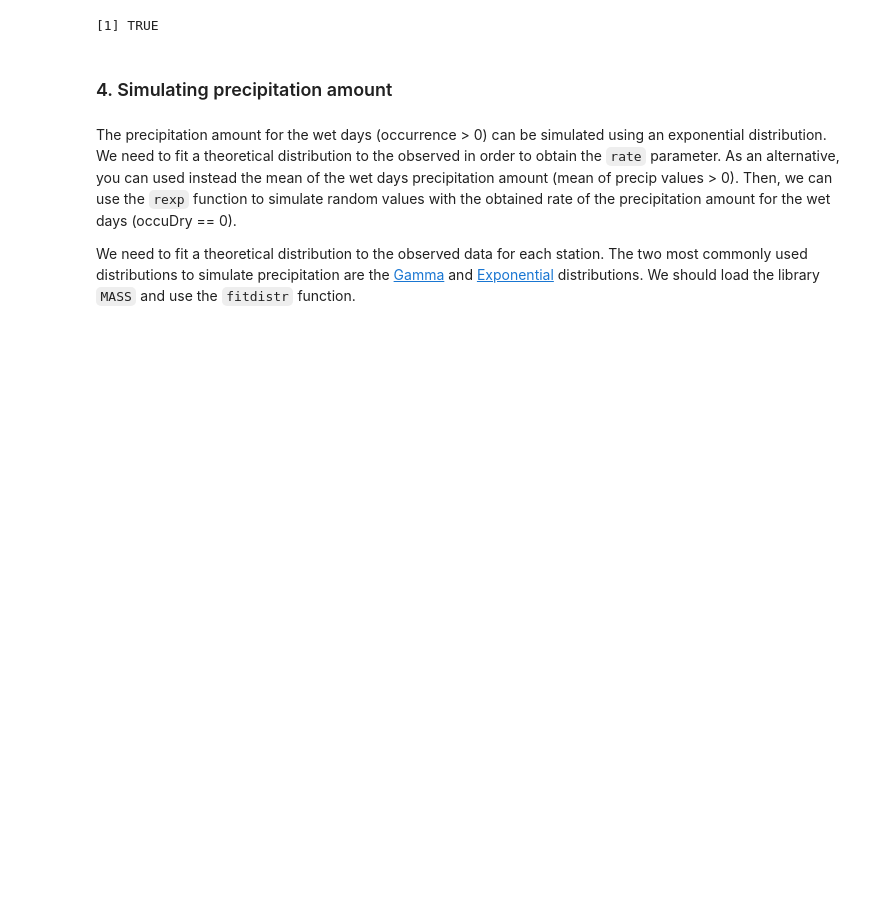
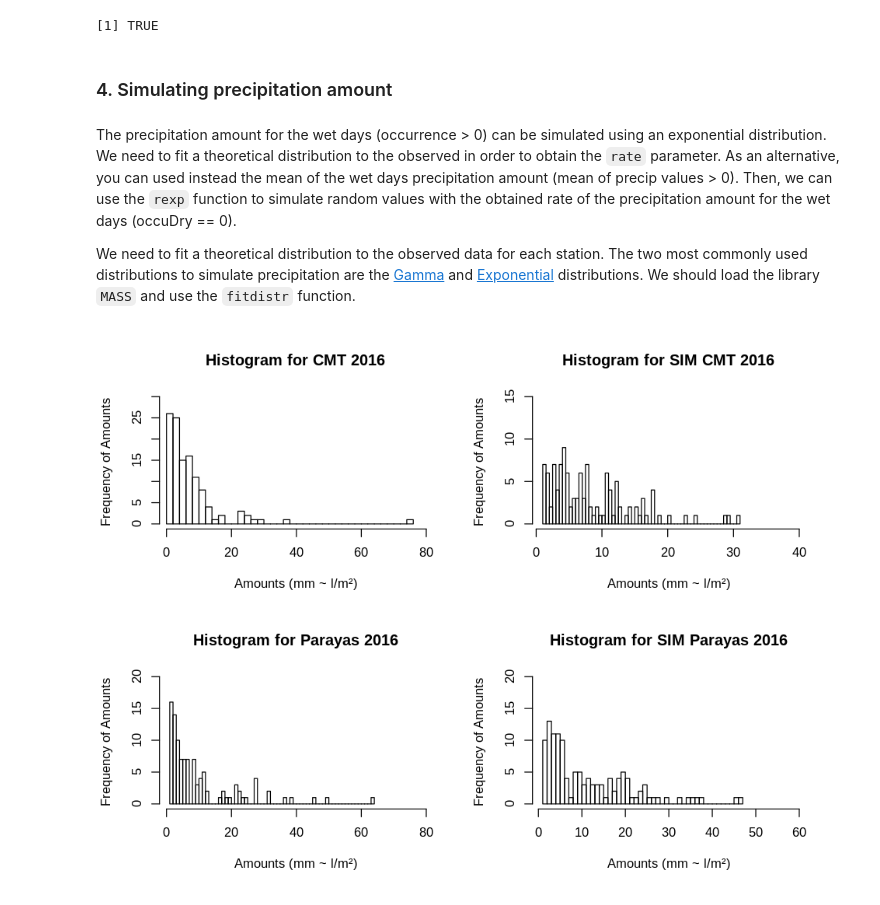
Before and after one commit to yerartdev/uc-m1964-panorama, a Jupyter notebook: panorama/m1964-r-gerardo-de-miguel-gonzalez.ipynb, the cells around one changed output. Saved outputs shown, nothing was run; the diff lists cells and outputs as text; code cells hidden in the pictures; blank space fills up the shorter version.

```diff
--- a/panorama/m1964-r-gerardo-de-miguel-gonzalez.ipynb
+++ b/panorama/m1964-r-gerardo-de-miguel-gonzalez.ipynb
@@ -681,0 +719,25 @@ We need to fit a theoretical distribution to the observed data for each station.
+# %%
+#::GMG::I take a look at the results
+par(mfrow = c(2,2))
+indPrec<-which(weather.stations[,1] >= th)
+hist(weather.stations[indPrec,1], breaks = 50,
+     main="Histogram for CMT 2016 ",
+     xlab="Amounts (mm ~ l/m²) ",ylab="Frequency of Amounts ",
+     xlim=c(1,80), ylim=c(0,30))
+indPrec<-which(amounts_sim_m[,1] >= th)
+hist(amounts_sim_m[indPrec,1], breaks = 50,
+     main="Histogram for SIM CMT 2016 ",
+     xlab="Amounts (mm ~ l/m²) ",ylab="Frequency of Amounts ",
+     xlim=c(1,40), ylim=c(0,15))
+indPrec<-which(weather.stations[,2] >= th)
+hist(weather.stations[indPrec,2], breaks = 50,
+     main="Histogram for Parayas 2016 ",
+     xlab="Amounts (mm ~ l/m²) ",ylab="Frequency of Amounts ",
+     xlim=c(1,80), ylim=c(0,20))
+indPrec<-which(amounts_sim_m[,2] >= th)
+hist(amounts_sim_m[indPrec,2], breaks = 50,
+     main="Histogram for SIM Parayas 2016 ",
+     xlab="Amounts (mm ~ l/m²) ",ylab="Frequency of Amounts ",
+     xlim=c(1,60), ylim=c(0,20))
+# %% [output]
+[figure, added]
```
Also changed, not shown: parts of 3 cells of this notebook.
